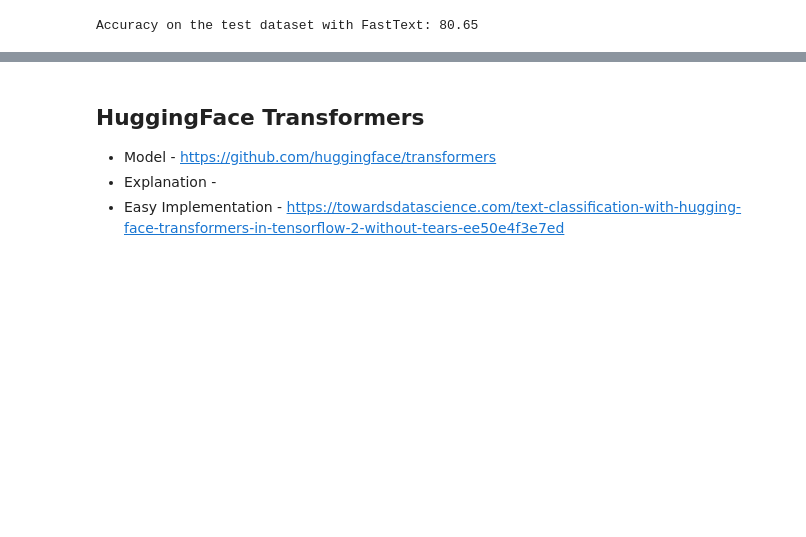
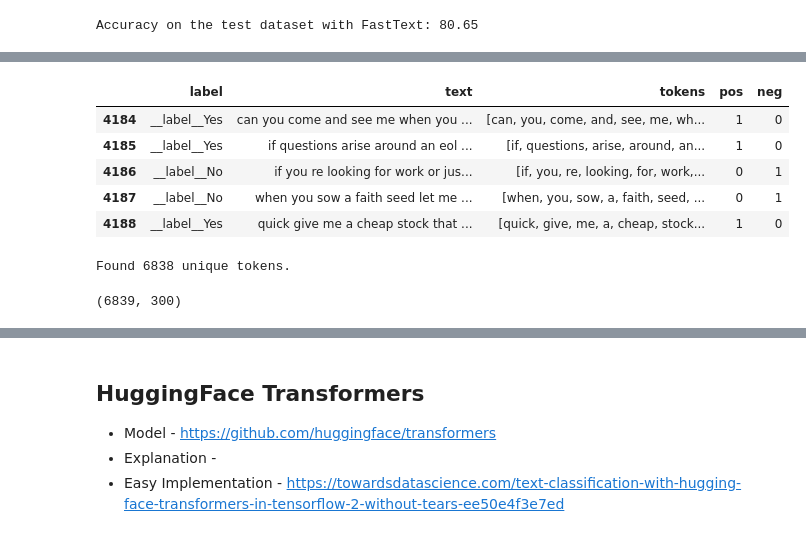
Before and after one commit to georgetao/extraction, a Jupyter notebook: notebooks/email_intent_models.ipynb, the cells around one changed output, grey strips where cells are left out. Saved outputs shown, nothing was run; the diff lists cells and outputs as text; code cells hidden in the pictures; blank space fills up the shorter version.

```diff
--- a/notebooks/email_intent_models.ipynb
+++ b/notebooks/email_intent_models.ipynb
@@ -289,0 +500,18 @@ Accuracy on the test dataset with FastText: 80.65
+# %%
+s_test.head()
+# %% [output]
+|  | label | text | tokens | pos | neg |
+| 4184 | __label__Yes | can you come and see me when you ... | [can, you, come, and, see, me, wh... | 1 | 0 |
+| 4185 | __label__Yes | if questions arise around an eol ... | [if, questions, arise, around, an... | 1 | 0 |
+| 4186 | __label__No | if you re looking for work or jus... | [if, you, re, looking, for, work,... | 0 | 1 |
+| 4187 | __label__No | when you sow a faith seed let me ... | [when, you, sow, a, faith, seed, ... | 0 | 1 |
+| 4188 | __label__Yes | quick give me a cheap stock that ... | [quick, give, me, a, cheap, stock... | 1 | 0 |
+# %%
+tokenizer = Tokenizer(num_words=len(TRAINING_VOCAB), lower=True, char_level=False)
+tokenizer.fit_on_texts(s_train["text"].tolist())
+training_sequences = tokenizer.texts_to_sequences(s_train["text"].tolist())
+
+train_word_index = tokenizer.word_index
+print('Found %s unique tokens.' % len(train_word_index))
+# %% [output]
+Found 6838 unique tokens.
@@ -289,0 +520,7 @@ Accuracy on the test dataset with FastText: 80.65
+# %%
+train_embedding_weights = np.zeros((len(train_word_index)+1, EMBEDDING_DIM))
+for word,index in train_word_index.items():
+    train_embedding_weights[index,:] = word2vec[word] if word in word2vec else np.random.rand(EMBEDDING_DIM)
+print(train_embedding_weights.shape)
+# %% [output]
+(6839, 300)
```
Also changed, not shown: parts of 40 cells of this notebook, 3 other files.
